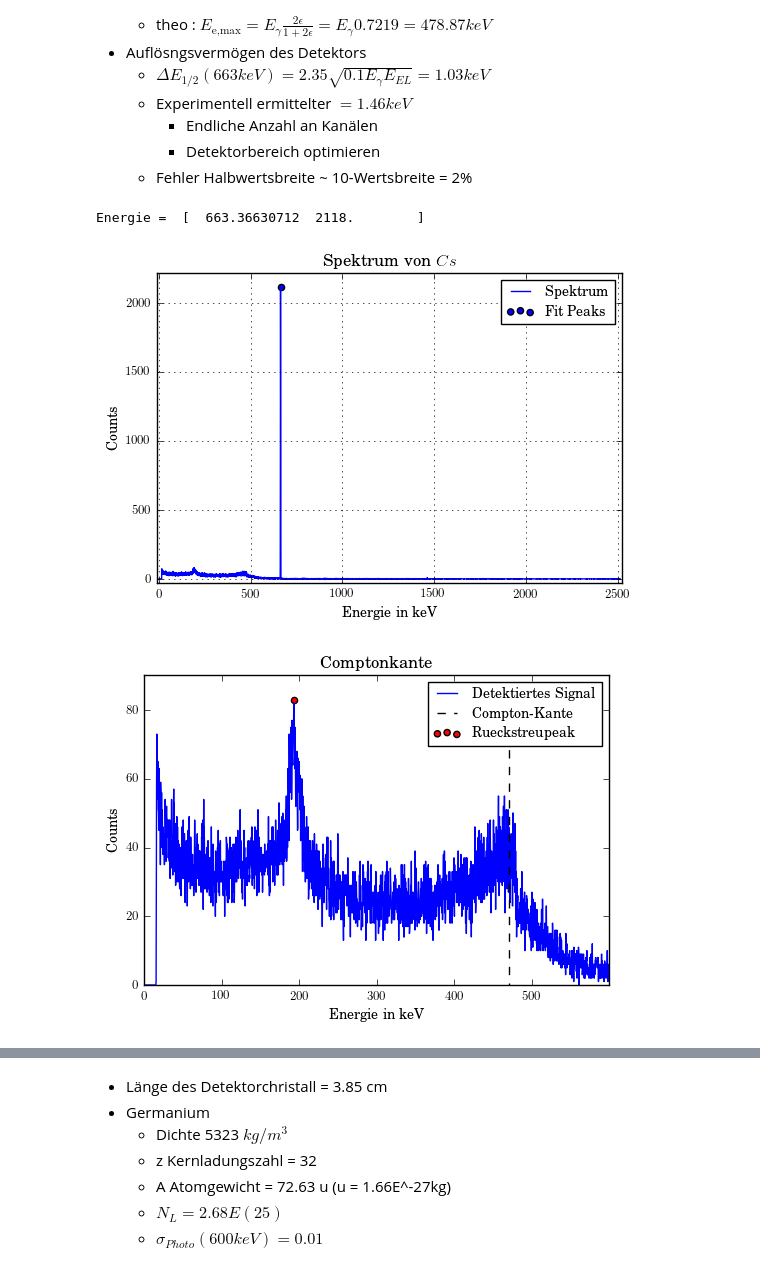
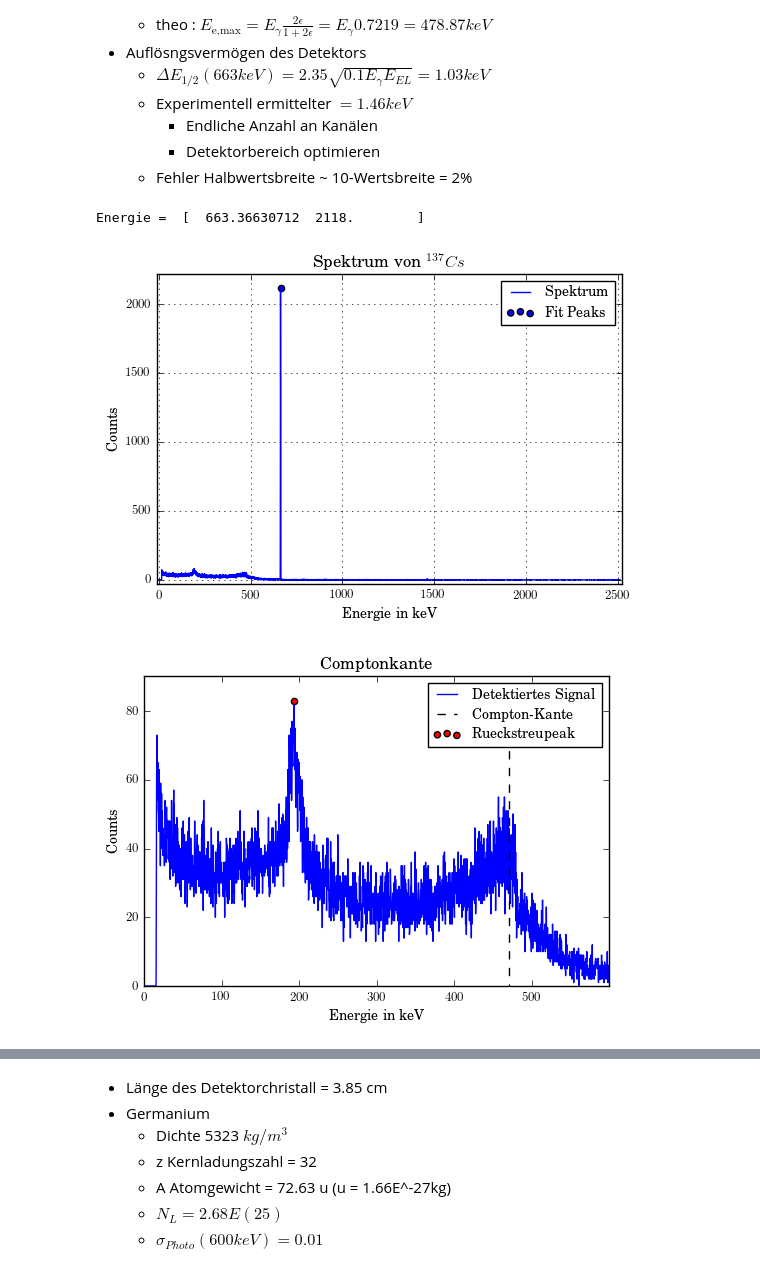
Before and after one commit to MaxSac/FP-Praktikum, a Jupyter notebook: 03-09.01.2017/calculation.ipynb, the cells around one changed output, grey strips where cells are left out. Cells and saved outputs as stored; diff of their text form; code cells hidden in the pictures.

```diff
--- a/03-09.01.2017/calculation.ipynb
+++ b/03-09.01.2017/calculation.ipynb
@@ -89,7 +89,7 @@ class makeSpek:
         if (show == True):
             plt.show()
 
-    def percentWidth(self, width, smin, smax, title="test", plotStyle=plt.plot):
+    def percentWidth(self, width, smin, smax, title="test", pathToSave="Test", plotStyle=plt.plot):
         """ calculate the width-worth plot the and give the width back
         Parameters:
             smin = array_like shape=(1,)
@@ -121,6 +121,7 @@ class makeSpek:
             plt.plot((x[0]-np.roots(f), x[0]-np.roots(f)), (wHeight, 0), 'r--')
         print('Die', width, 'Wertsbreite beträgt : ',np.abs(np.diff(Schnittpunkt)))
         plt.plot((min(self.xaxis[self.arange]), max(self.xaxis[self.arange])), (wHeight, wHeight), 'k--')
+        plt.savefig('./build/%sWertsbreite.pdf' % pathToSave)
         plt.show()
         return np.abs(np.diff(Schnittpunkt))
 # %%
@@ -227,15 +228,16 @@ Effizienz [0.10392060001324412+/-0.0015150143171965575
 # %%
 CS = makeSpek(Cs, scale=params[0])
 CS.corPeak(CS.peak[:,0])
 print('Energie = ',CS.peak)
-CS.plot(title="Cs",pathToSave="CS")
+CS.plot(title="^{137}Cs",pathToSave="CS")
 CS.plotSector(smin=0,smax=600,title="Comptonkante", show=False)
 plt.scatter(193,83,c='r', label='Rueckstreupeak')
 plt.plot((470,470),(88,0),'k--', label='Compton-Kante')
 plt.legend(loc='best')
+plt.savefig("./build/Compton.pdf")
 plt.show()
 # %% [output]
 Energie =  [  663.36630712  2118.        ]
-[figure, old version]
+[figure, new version]
 [figure]
 # %%
```
Also changed, not shown: parts of 1 cell of this notebook, 15 other files.
